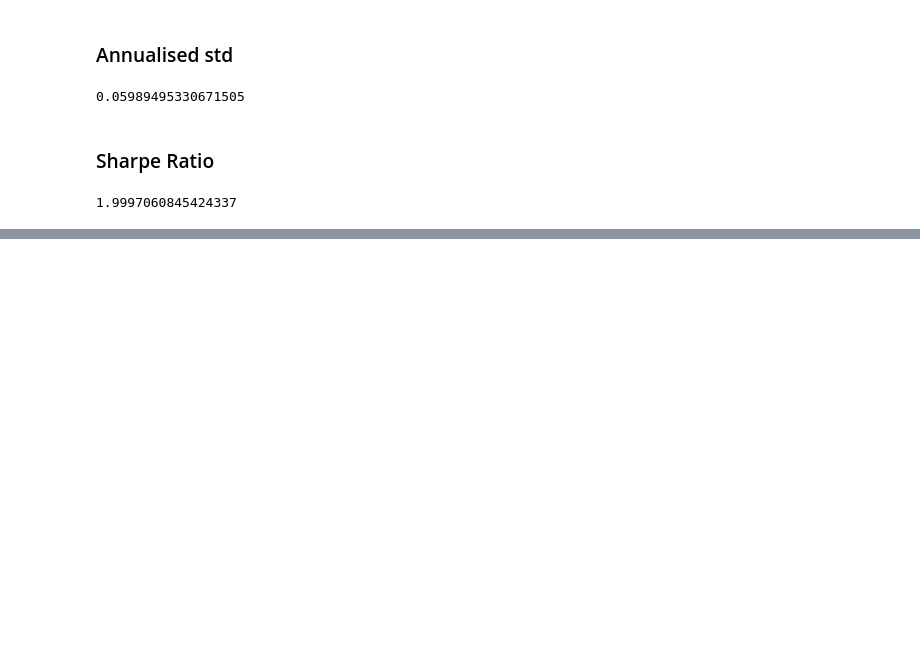
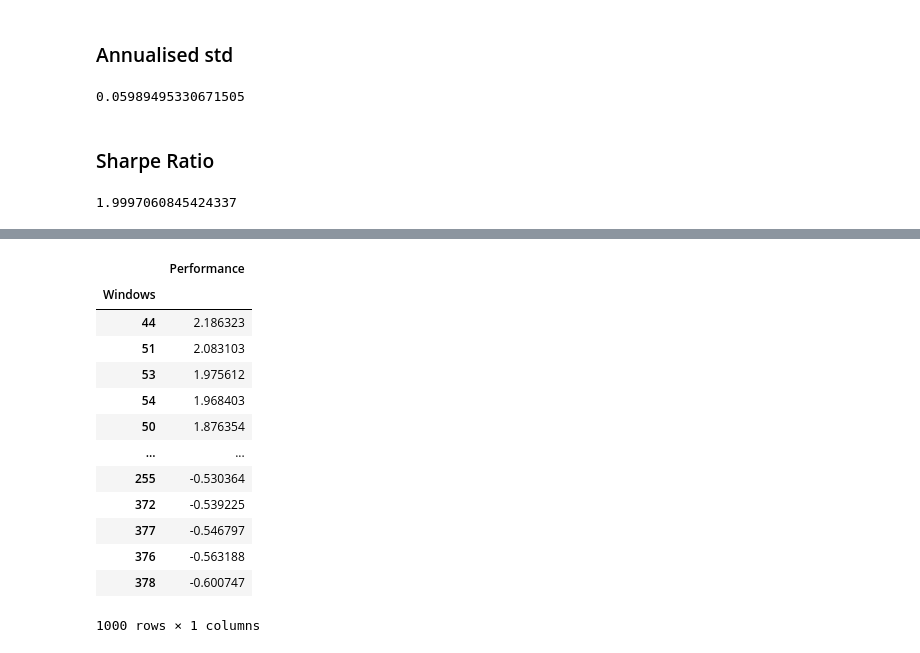
Before and after one commit to mlvhub/quant-learning, a Jupyter notebook: performance-optimization-and-risk-management-for-trading/12-strategy-optimization-advanced-performance-measurement/strategy-optimization-advanced-performance-measurement.ipynb, the cells around one changed output, grey strips where cells are left out. Drawn from its saved outputs; the diff is of its cells as text; code cells hidden in the pictures; blank space fills up the shorter version.

```diff
--- a/performance-optimization-and-risk-management-for-trading/12-strategy-optimization-advanced-performance-measurement/strategy-optimization-advanced-performance-measurement.ipynb
+++ b/performance-optimization-and-risk-management-for-trading/12-strategy-optimization-advanced-performance-measurement/strategy-optimization-advanced-performance-measurement.ipynb
@@ -585,0 +1272,17 @@ sharpe(tester.results.strategy)
+# %%
+tester.results_overview.sort_values(by = "Performance", ascending = False)
+# %% [output]
+|  | Performance |
+| Windows |  |
+| 44 | 2.186323 |
+| 51 | 2.083103 |
+| 53 | 1.975612 |
+| 54 | 1.968403 |
+| 50 | 1.876354 |
+| ... | ... |
+| 255 | -0.530364 |
+| 372 | -0.539225 |
+| 377 | -0.546797 |
+| 376 | -0.563188 |
+| 378 | -0.600747 |
+1000 rows × 1 columns
```
Also changed, not shown: parts of 16 cells of this notebook, 1 other file.
